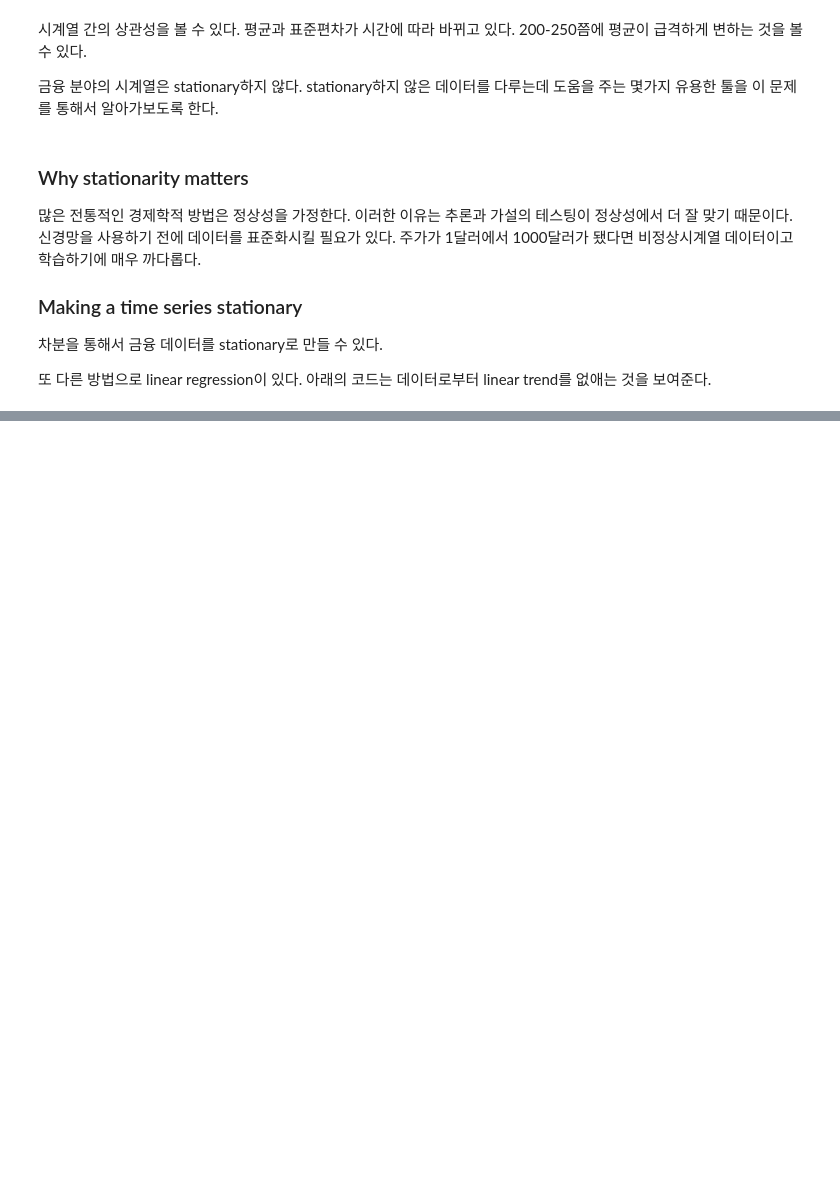
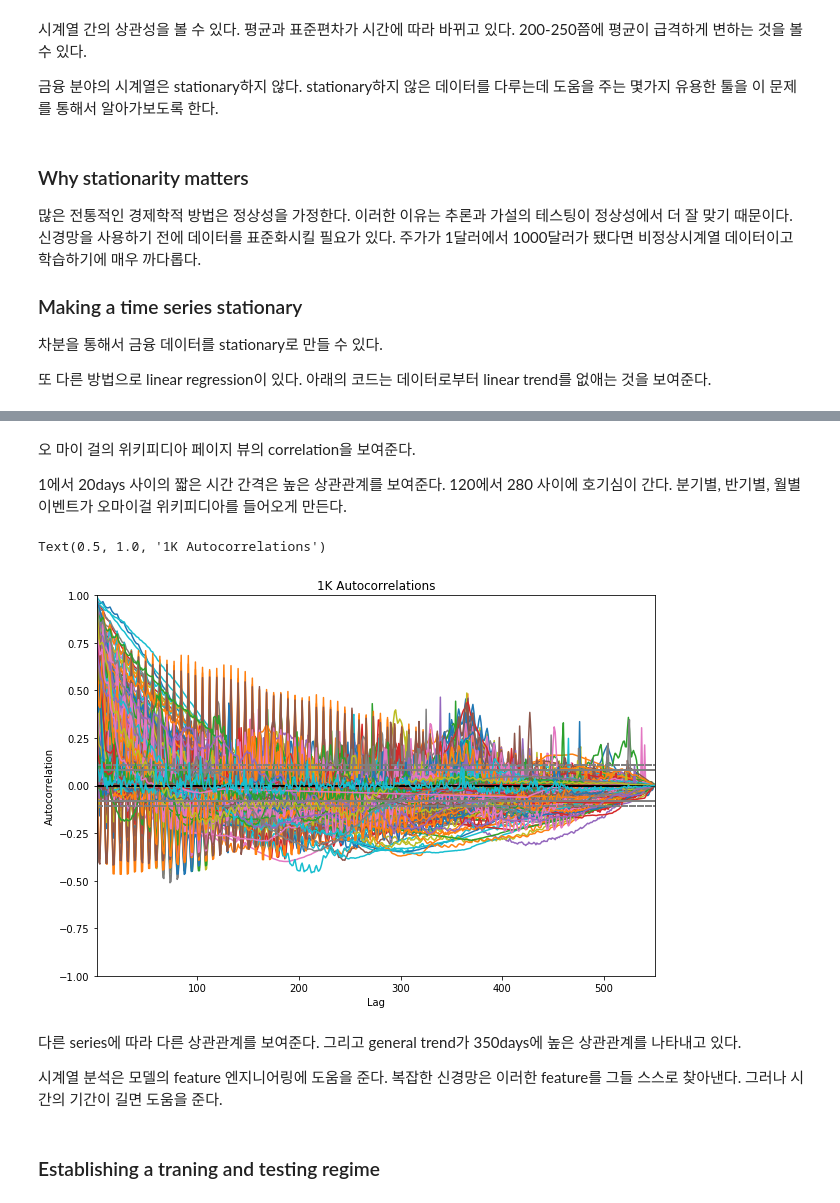
Before and after one commit to werellel/ML-for-Finance, a Jupyter notebook: understanding_time_series.ipynb, the cells around one changed output, grey strips where cells are left out. Saved outputs shown, nothing was run; the diff lists cells and outputs as text; code cells hidden in the pictures; blank space fills up the shorter version.

```diff
--- a/understanding_time_series.ipynb
+++ b/understanding_time_series.ipynb
@@ -206,0 +278,21 @@ function과 푸리에 변환이 이산인 일일 측정의 경우 discrete fouri
+# %% [markdown]
+오 마이 걸의 위키피디아 페이지 뷰의 correlation을 보여준다.
+
+1에서 20days 사이의 짧은 시간 간격은 높은 상관관계를 보여준다. 120에서 280 사이에 호기심이 간다. 분기별, 반기별, 월별 이벤트가 오마이걸 위키피디아를 들어오게 만든다.
+# %%
+plt.figure(figsize=(10, 7))
+a = np.random.choice(data.shape[0],1000)
+
+for i in a:
+    autocorrelation_plot(data.iloc[i])
+
+plt.title('1K Autocorrelations')
+# %% [output]
+Text(0.5, 1.0, '1K Autocorrelations')
+[figure, added]
+# %% [markdown]
+다른 series에 따라 다른 상관관계를 보여준다. 그리고 general trend가 350days에 높은 상관관계를 나타내고 있다.
+
+시계열 분석은 모델의 feature 엔지니어링에 도움을 준다. 복잡한 신경망은 이러한 feature를 그들 스스로 찾아낸다. 그러나 시간의 기간이 길면 도움을 준다.
+# %% [markdown]
+### Establishing a traning and testing regime
```
Also changed, not shown: parts of 15 cells of this notebook.
